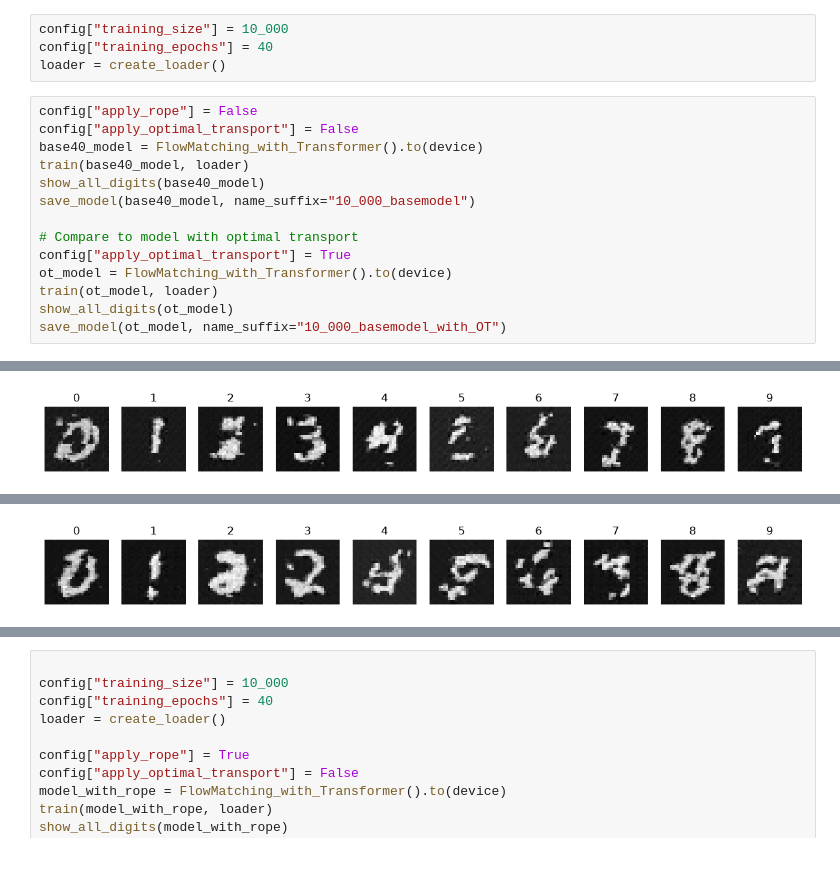
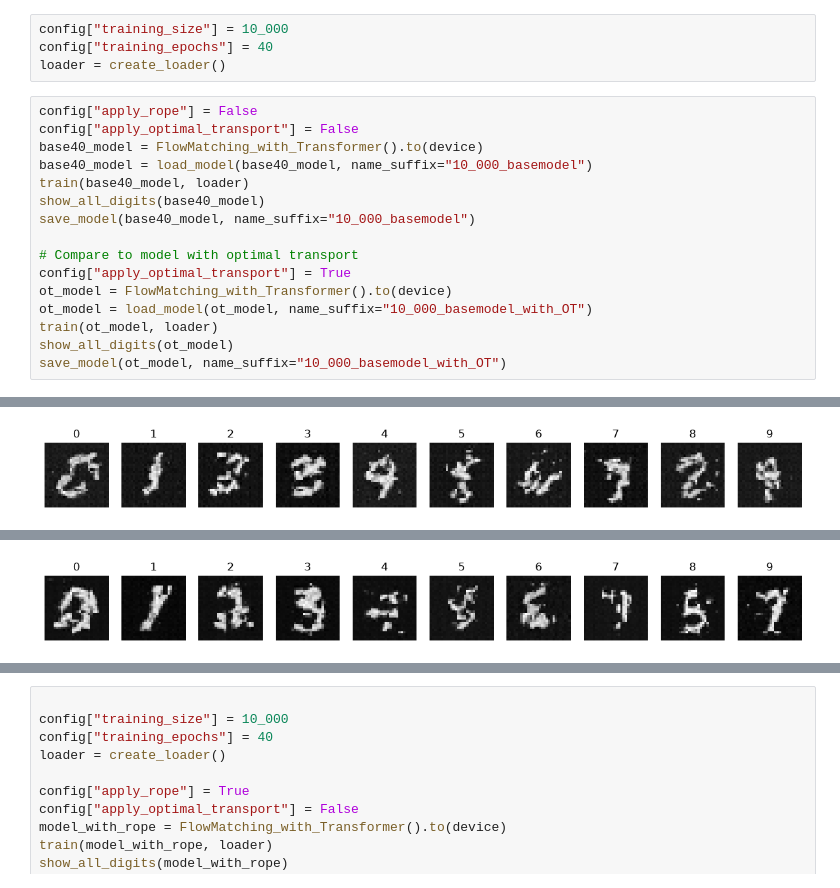
Before and after one commit to leoposc/lerobot-smolvla, a Jupyter notebook: flow-matching-tutorial/testlab.ipynb, the cells around one changed output, grey strips where cells are left out. Cells and saved outputs as stored; diff of their text form.

```diff
--- a/flow-matching-tutorial/testlab.ipynb
+++ b/flow-matching-tutorial/testlab.ipynb
@@ -547,6 +602,7 @@ loader = create_loader()
 config["apply_rope"] = False
 config["apply_optimal_transport"] = False
 base40_model = FlowMatching_with_Transformer().to(device)
+base40_model = load_model(base40_model, name_suffix="10_000_basemodel")
 train(base40_model, loader)
 show_all_digits(base40_model)
 save_model(base40_model, name_suffix="10_000_basemodel")
@@ -554,6 +610,7 @@ save_model(base40_model, name_suffix="10_000_basemodel")
 # Compare to model with optimal transport
 config["apply_optimal_transport"] = True
 ot_model = FlowMatching_with_Transformer().to(device)
+ot_model = load_model(ot_model, name_suffix="10_000_basemodel_with_OT")
 train(ot_model, loader)
 show_all_digits(ot_model)
 save_model(ot_model, name_suffix="10_000_basemodel_with_OT")
@@ -578 +635 @@ Epoch 40: loss = 0.2582, transport cost = 1.9257
-[figure, old version]
+[figure, new version]
@@ -596 +653 @@ Epoch 40: loss = 0.2085, transport cost = 1.8393
-[figure, old version]
+[figure, new version]
```
Also changed, not shown: parts of 9 cells of this notebook, 1 other file.
